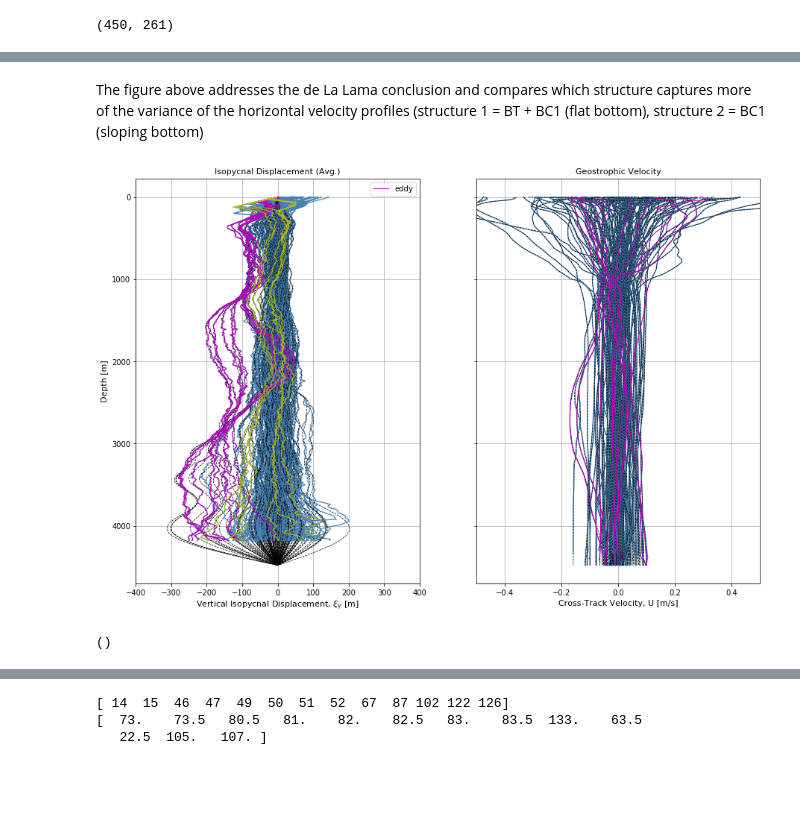
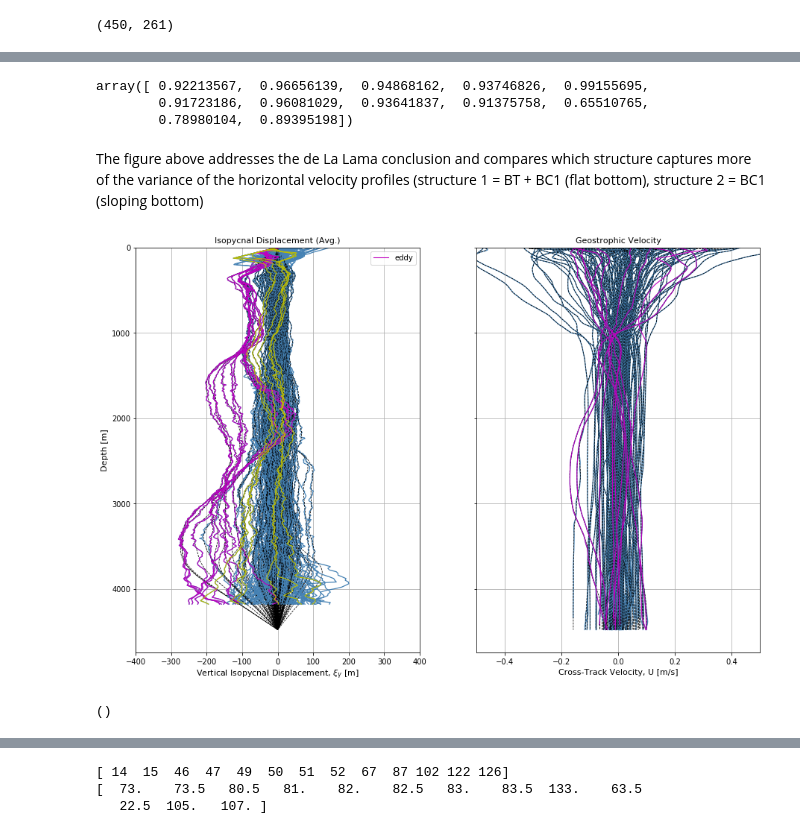
Before and after one commit to jakesteinberg/geostrophic_turbulence, a Jupyter notebook: bats_dg_2015_mode_projections.ipynb, the cells around one changed output, grey strips where cells are left out. Drawn from its saved outputs; the diff is of its cells as text; code cells hidden in the pictures; blank space fills up the shorter version.

```diff
--- a/bats_dg_2015_mode_projections.ipynb
+++ b/bats_dg_2015_mode_projections.ipynb
@@ -453,9 +461,11 @@ PE_per_mass_all = PE_per_mass_all[:, np.abs(AG_all[1, :]) > 1*10**-4]
 # criteria: limit surface velocity to greater that 40cm/s
 good_v = np.zeros(np.shape(dg_v_0)[1], dtype=bool)
 for i in range(np.shape(dg_v_0)[1]):
-    dv_dz = np.gradient(dg_v_0[:, i], -1 * grid)
-    if np.nanmax(np.abs(dv_dz)) < 0.02:  # 0.0225
+    dv_dz = np.gradient(dg_v_0[10:-20, i], -1 * grid[10:-20])
+    # print(np.nanmax(np.abs(dv_dz)))
+    if np.nanmax(np.abs(dv_dz)) < 0.002:  # 0.0225
         good_v[i] = True
+good_v[np.abs(dg_v_0[5,:]) > 1] = False
 
 avg_sig = avg_sig0_per_dep[:, good_v]
 eta_alt = eta_alt_3[:, good_v]
@@ -738,3 +736,11 @@ for i in range(num_profs):
 mw_time_ordered_i = np.argsort(Time2)
 AG_ordered = AG[:, mw_time_ordered_i]
 AGz_ordered = AGz[:, mw_time_ordered_i]
+Time_ordered = Time2[mw_time_ordered_i]
+HKE_per_mass = HKE_per_mass[:, mw_time_ordered_i]
+PE_per_mass = PE_per_mass[:, mw_time_ordered_i]
+Info3 = Info2[mw_time_ordered_i]
+V_ordered = V2[:, mw_time_ordered_i]
+Vm_ordered = V_m[:, mw_time_ordered_i]
+Eta_ordered = Eta2[:, mw_time_ordered_i]
+Etam_ordered = Eta_m[:, mw_time_ordered_i]
@@ -778,12 +792,12 @@ PEV_xi = t1_xi / np.sum(t1_xi)
 # --- plot velocity EOFs
 matplotlib.rcParams['figure.figsize'] = (15,8)
 f, (ax, ax2, ax3, ax4) = plt.subplots(1, 4, sharey=True)
-for i in range(nq):
-    ax.plot(V3[:, i], grid, color='#5F9EA0', linewidth=0.75)
-ax.plot(np.nanmean(np.abs(V3), axis=1), grid, color='k', label='Average |V|')
-ax.set_xlim([-.3, .3])
+for i in range(np.shape(V2)[1]):
+    ax.plot(V2[:, i], grid, color='#5F9EA0', linewidth=0.75)
+ax.plot(np.nanmean(np.abs(V2), axis=1), grid, color='k', label='Average |V|')
+ax.set_xlim([-.75, .75])
 ax.set_ylim([0, 4750])
-ax.set_title('Cross-Track Velocity [V]', fontsize=12)
+ax.set_title('Cross-Track Velocity [v]', fontsize=12)
 ax.set_xlabel('m/s', fontsize=16)
 ax.set_ylabel('Depth [m]', fontsize=16)
 handles, labels = ax.get_legend_handles_labels()
@@ -808,7 +822,7 @@ for i in range(3):
 handles, labels = ax2.get_legend_handles_labels()
 ax2.legend(handles, labels, fontsize=12)
 ax2.set_xlim([-.2, .2])
-ax2.set_title('Principle EOFs of V', fontsize=12)
+ax2.set_title('Principle EOFs of v', fontsize=12)
 # ax2.set_xlabel('m/s', fontsize=16)
 handles, labels = ax3.get_legend_handles_labels()
 ax3.legend(handles, labels, fontsize=10)
@@ -823,4 +837,5 @@ ax2.grid()
 ax3.grid()
 ax.invert_yaxis()
 plot_pro(ax4)
+f.savefig("/Users/jake/Documents/baroclinic_modes/Meetings/meeting_3_27_19/dg_bats_v_eof_tot.jpg", dpi=300)
 # %% [output]
@@ -938,13 +968,18 @@ Optimization terminated successfully.
+# %%
+fvu1_per
+# %% [output]
+array([ 0.92213567,  0.96656139,  0.94868162,  0.93746826,  0.99155695,
+        0.91723186,  0.96081029,  0.93641837,  0.91375758,  0.65510765,
+        0.78980104,  0.89395198])
 # %% [markdown]
 The figure above addresses the de La Lama conclusion and compares which structure captures more of the variance of the horizontal velocity profiles (structure 1 = BT + BC1 (flat bottom), structure 2 = BC1 (sloping bottom)
 # %%
 # --- Isolate eddy dives ---
 # 2015 - dives 62, 63 ,64
-ed_prof_in = np.where(((x.dives) >= 62) & ((x.dives) <= 66))[0]
-ed_in = np.where((Info2 >= 62) & (Info2 <= 70))[0]
-ed_in_2 = np.where((Info2 > 61) & (Info2 < 63))[0]
-ed_time_s = datetime.date.fromordinal(np.int(Time2[ed_in[0]]))
-ed_time_e = datetime.date.fromordinal(np.int(Time2[ed_in[-1] + 1]))
+# ed_prof_in = np.where(((x.dives) >= 62) & ((x.dives) <= 66))[0]
+ed_in = np.where((Info3 >= 62) & (Info3 <= 70))[0]
+ed_time_s = datetime.date.fromordinal(np.int(Time_ordered[ed_in[0]]))
+ed_time_e = datetime.date.fromordinal(np.int(Time_ordered[ed_in[-1] + 1]))
 # --- time series
 mission_start = datetime.date.fromordinal(np.int(Time2.min()))
 mission_end = datetime.date.fromordinal(np.int(Time2.max()))
@@ -952,34 +987,36 @@ mission_end = datetime.date.fromordinal(np.int(Time2.max()))
 # plot eta
 plt.rcParams['figure.figsize'] = 15, 10
 f_eta, (ax1, ax0) = plt.subplots(1, 2, sharey=True)
 pzmax = -15
 for j in range(num_profs):
     ax1.plot(Eta2[0:pzmax, j], grid[0:pzmax], color='#4682B4', linewidth=1.25)
     ax1.plot(Eta_m[:, j], grid, color='k', linestyle='--', linewidth=.75)
     if good_ke_prof[j] > 0:
         ax0.plot(V2[:, j], grid, color='#4682B4', linewidth=1.25)
         ax0.plot(V_m[:, j], grid, color='k', linestyle='--', linewidth=.75)
 
 for k in range(len(ed_in)):
-    ax1.plot(Eta2[0:pzmax, ed_in[k]], grid[0:pzmax], color='m', linewidth=1.1, label='eddy')
-    ax0.plot(V2[:, ed_in[k]], grid, color='m', linewidth=1.1)
+    ax1.plot(Eta_ordered[0:pzmax, ed_in[k]], grid[0:pzmax], color='m', linewidth=1.1, label='eddy')
+    ax0.plot(V_ordered[:, ed_in[k]], grid, color='m', linewidth=1.1)
 # before eddy
 pre_ed = np.where((Info2 >= 55) & (Info2 <= 62))[0]
 for k in range(len(pre_ed)):
     ax1.plot(Eta2[0:pzmax, pre_ed[k]], grid[0:pzmax], color='y', linewidth=1.1, label='eddy')
 handles, labels = ax1.get_legend_handles_labels()
 ax1.legend([handles[0]], [labels[0]], fontsize=10)
 # ax0.text(150, 4500, str(num_profs) + ' Profiles')
 ax1.set_xlim([-400, 400])
+ax1.set_ylim([0, 4750])
 ax1.invert_yaxis()
 ax1.grid()
 ax0.set_xlim([-.5, .5])
 ax0.set_title("Geostrophic Velocity", fontsize=11)  # (" + str(num_profs) + 'profiles)' )
 ax0.set_xlabel('Cross-Track Velocity, U [m/s]', fontsize=11)
 ax1.set_xlabel(r'Vertical Isopycnal Displacement, $\xi_{\gamma}$ [m]', fontsize=11)
 ax1.set_title(r'Isopycnal Displacement (Avg.)', fontsize=11)
 ax1.set_ylabel('Depth [m]', fontsize=11)
 plot_pro(ax0)
+# f_eta.savefig("/Users/jake/Documents/baroclinic_modes/Meetings/meeting_3_27_19/dg_bats_eta_v.jpg", dpi=300)
 # %% [output]
-[figure, old version]
+[figure, new version]
 ()
```
Also changed, not shown: parts of 20 cells of this notebook, 3 other files.
